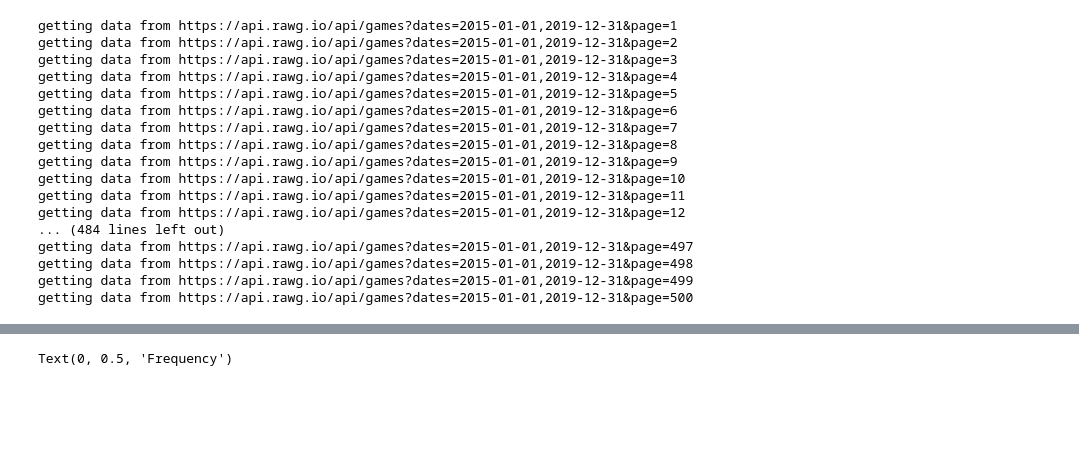
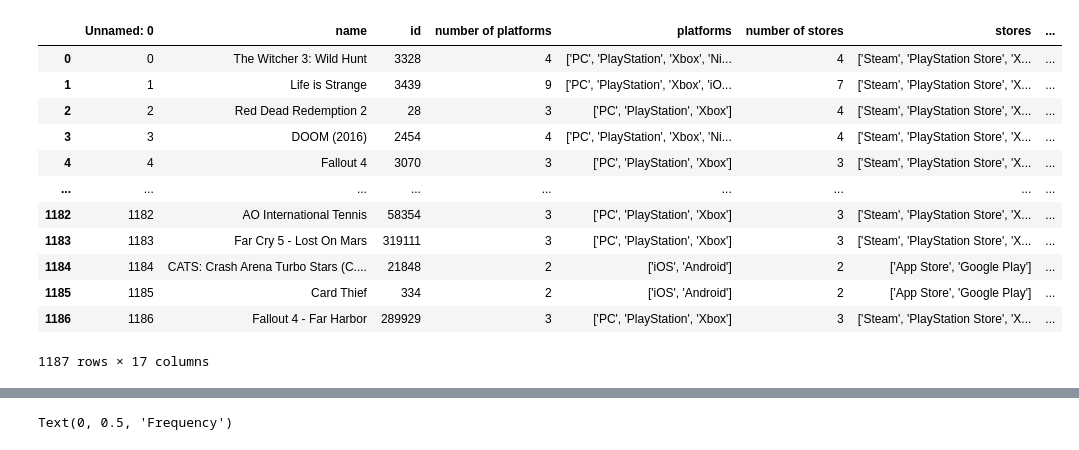
Before and after one commit to Rishi0406/project_1, a Jupyter notebook: developer.ipynb, the cells around one changed output, grey strips where cells are left out. Cells and saved outputs as stored; diff of their text form; code cells hidden in the pictures; blank space fills up the shorter version.

```diff
--- a/developer.ipynb
+++ b/developer.ipynb
@@ -11,64 +11,23 @@ import os
 from api_keys import g_key
 
 base_url="https://api.rawg.io/api/"
-# %%
-# API call for game id of all games released between 2015-2019
-
-game_name=[]
-game_id=[]
-game_rating=[]
-game_rating_top=[]
-game_rating_count=[]
-game_metacritic=[]
-
-count=1
-while count:
-    url=base_url+"games?dates=2015-01-01,2019-12-31&page="+str(count)
-    response=requests.get(url)
-    if response.status_code!=200:
-        break
-    else:
-        games=response.json()
-        print(f'getting data from {url}')
-        for i in range(len(games["results"])):
-            try:
-                if (len(games["results"][i]["platforms"])>0) & \
-                (len(games["results"][i]["stores"])>0) & \
-                (len(games["results"][i]["genres"])>0) & \
-                (games["results"][i]["rating"]>0) & \
-                (games["results"][i]["metacritic"]>0):
-                    # game name
-                    game_name.append(games["results"][i]["name"])
-                    #game id
-                    game_id.append(games["results"][i]["id"])
-                    # game rating
-                    game_rating.append(games["results"][i]["rating"])
-                    game_rating_top.append(games["results"][i]["rating_top"])
-                    game_rating_count.append(games["results"][i]["ratings_count"])
-                    game_metacritic.append(games["results"][i]["metacritic"])
-                    # added-by status
-                    added_count.append(games["results"][i]["added_by_status"])
-            except:
-                continue
-        count += 1
-# %% [output]
-getting data from https://api.rawg.io/api/games?dates=2015-01-01,2019-12-31&page=1
-getting data from https://api.rawg.io/api/games?dates=2015-01-01,2019-12-31&page=2
-getting data from https://api.rawg.io/api/games?dates=2015-01-01,2019-12-31&page=3
-getting data from https://api.rawg.io/api/games?dates=2015-01-01,2019-12-31&page=4
-getting data from https://api.rawg.io/api/games?dates=2015-01-01,2019-12-31&page=5
-getting data from https://api.rawg.io/api/games?dates=2015-01-01,2019-12-31&page=6
-getting data from https://api.rawg.io/api/games?dates=2015-01-01,2019-12-31&page=7
-getting data from https://api.rawg.io/api/games?dates=2015-01-01,2019-12-31&page=8
-getting data from https://api.rawg.io/api/games?dates=2015-01-01,2019-12-31&page=9
-getting data from https://api.rawg.io/api/games?dates=2015-01-01,2019-12-31&page=10
-getting data from https://api.rawg.io/api/games?dates=2015-01-01,2019-12-31&page=11
-getting data from https://api.rawg.io/api/games?dates=2015-01-01,2019-12-31&page=12
-... (484 lines left out)
-getting data from https://api.rawg.io/api/games?dates=2015-01-01,2019-12-31&page=497
-getting data from https://api.rawg.io/api/games?dates=2015-01-01,2019-12-31&page=498
-getting data from https://api.rawg.io/api/games?dates=2015-01-01,2019-12-31&page=499
-getting data from https://api.rawg.io/api/games?dates=2015-01-01,2019-12-31&page=500
+# %%
+game_df=pd.read_csv("csvfiles/game.csv")
+game_df
+# %% [output]
+|  | Unnamed: 0 | name | id | number of platforms | platforms | number of stores | stores | ... |
+| 0 | 0 | The Witcher 3: Wild Hunt | 3328 | 4 | ['PC', 'PlayStation', 'Xbox', 'Ni... | 4 | ['Steam', 'PlayStation Store', 'X... | ... |
+| 1 | 1 | Life is Strange | 3439 | 9 | ['PC', 'PlayStation', 'Xbox', 'iO... | 7 | ['Steam', 'PlayStation Store', 'X... | ... |
+| 2 | 2 | Red Dead Redemption 2 | 28 | 3 | ['PC', 'PlayStation', 'Xbox'] | 4 | ['Steam', 'PlayStation Store', 'X... | ... |
+| 3 | 3 | DOOM (2016) | 2454 | 4 | ['PC', 'PlayStation', 'Xbox', 'Ni... | 4 | ['Steam', 'PlayStation Store', 'X... | ... |
+| 4 | 4 | Fallout 4 | 3070 | 3 | ['PC', 'PlayStation', 'Xbox'] | 3 | ['Steam', 'PlayStation Store', 'X... | ... |
+| ... | ... | ... | ... | ... | ... | ... | ... | ... |
+| 1182 | 1182 | AO International Tennis | 58354 | 3 | ['PC', 'PlayStation', 'Xbox'] | 3 | ['Steam', 'PlayStation Store', 'X... | ... |
+| 1183 | 1183 | Far Cry 5 - Lost On Mars | 319111 | 3 | ['PC', 'PlayStation', 'Xbox'] | 3 | ['Steam', 'PlayStation Store', 'X... | ... |
+| 1184 | 1184 | CATS: Crash Arena Turbo Stars (C.... | 21848 | 2 | ['iOS', 'Android'] | 2 | ['App Store', 'Google Play'] | ... |
+| 1185 | 1185 | Card Thief | 334 | 2 | ['iOS', 'Android'] | 2 | ['App Store', 'Google Play'] | ... |
+| 1186 | 1186 | Fallout 4 - Far Harbor | 289929 | 3 | ['PC', 'PlayStation', 'Xbox'] | 3 | ['Steam', 'PlayStation Store', 'X... | ... |
+1187 rows × 17 columns
 # %%
 # getting game developer using game id
 developers=[]
```
Also changed, not shown: parts of 11 cells of this notebook, 9 other files.
